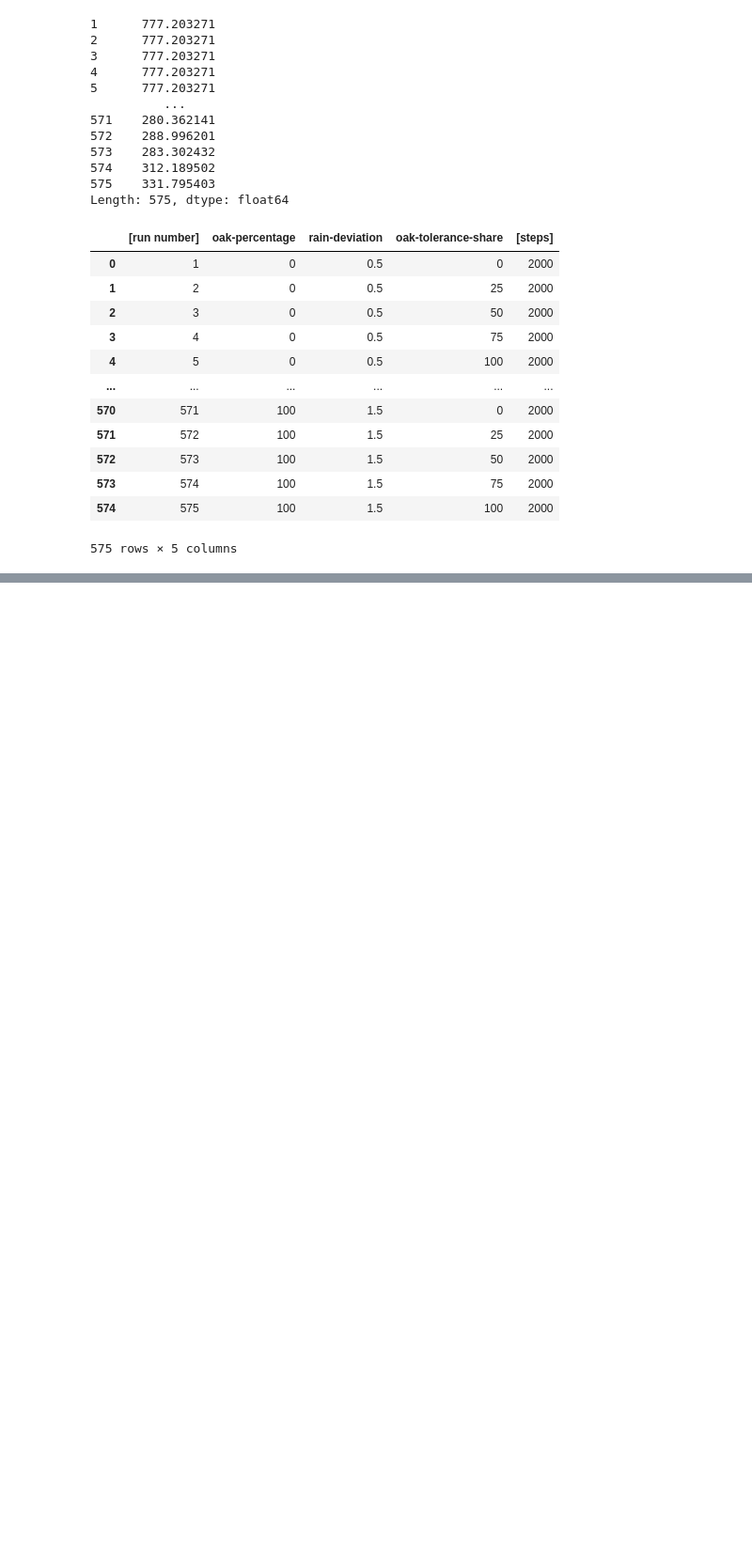
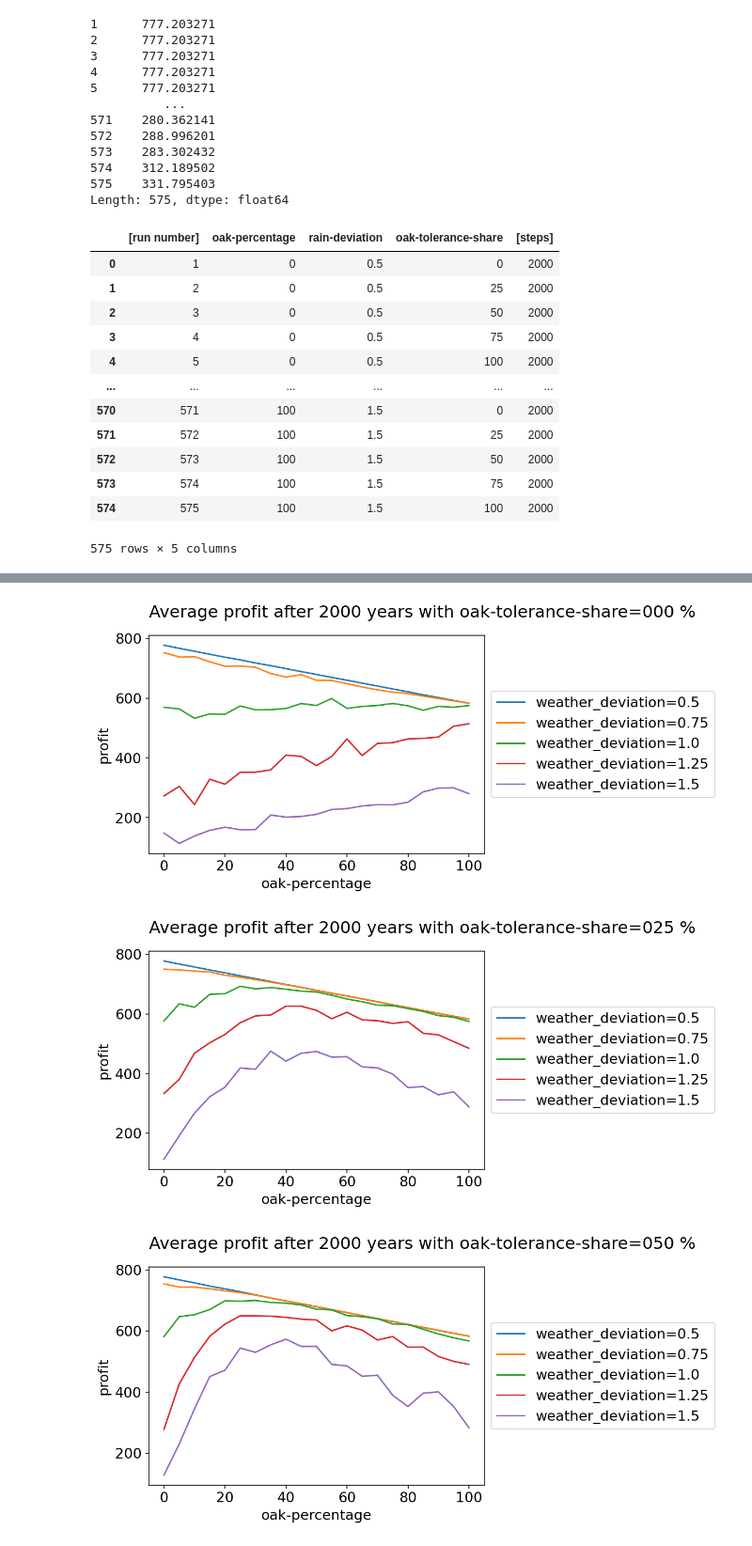
Before and after one commit to ZepZep/tree-line, a Jupyter notebook: experiments/explorer.ipynb, the cells around one changed output, grey strips where cells are left out. Shown at 94% size. Cells and saved outputs as stored; diff of their text form; code cells hidden in the pictures; blank space fills up the shorter version.

```diff
--- a/experiments/explorer.ipynb
+++ b/experiments/explorer.ipynb
@@ -144,0 +176,31 @@ make_matrixes()
+# %%
+def make_2dMats():
+    mats, xindex, yindex = to_matrix(values, params, "[run number]", "oak-percentage", "rain-deviation")
+    for par, mat in mats.items():
+#         if par != 25:
+#             continue
+        make_2dMat(mat, par, xindex, yindex)
+
+def make_2dMat(mat, par, xindex, yindex):
+    df = pd.DataFrame(mat).T
+    rxindex = reverse_index(xindex)
+    ryindex = reverse_index(yindex)
+    df.columns = [f"weather_deviation={ryindex[c]}" for c in df.columns]
+    df.index = xindex.keys()
+
+    fig = plt.figure(dpi=140)
+    ax = plt.gca()
+    df.plot(xlabel="oak-percentage", ylabel="profit", ax=ax)
+
+    title = f"Average profit after 2000 years with oak-tolerance-share={par:03d} %"
+    ax.axes.set_title(title, pad=18, loc="left")
+    ax.legend(loc='center left', bbox_to_anchor=(1, 0.5))
+
+    plt.savefig(f"plots/2d_{par:03d}.png", bbox_inches = 'tight')
+#     display(df)
+
+make_2dMats()
+# %% [output]
+[figure, added]
+[figure, added]
+[figure, added]
```
Also changed, not shown: parts of 2 cells of this notebook.
